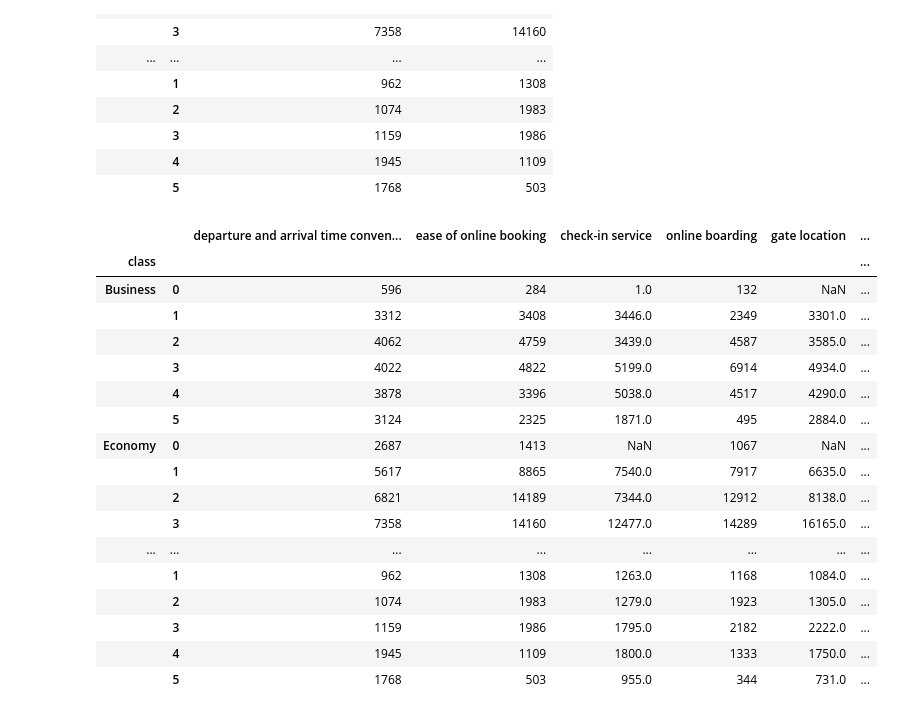
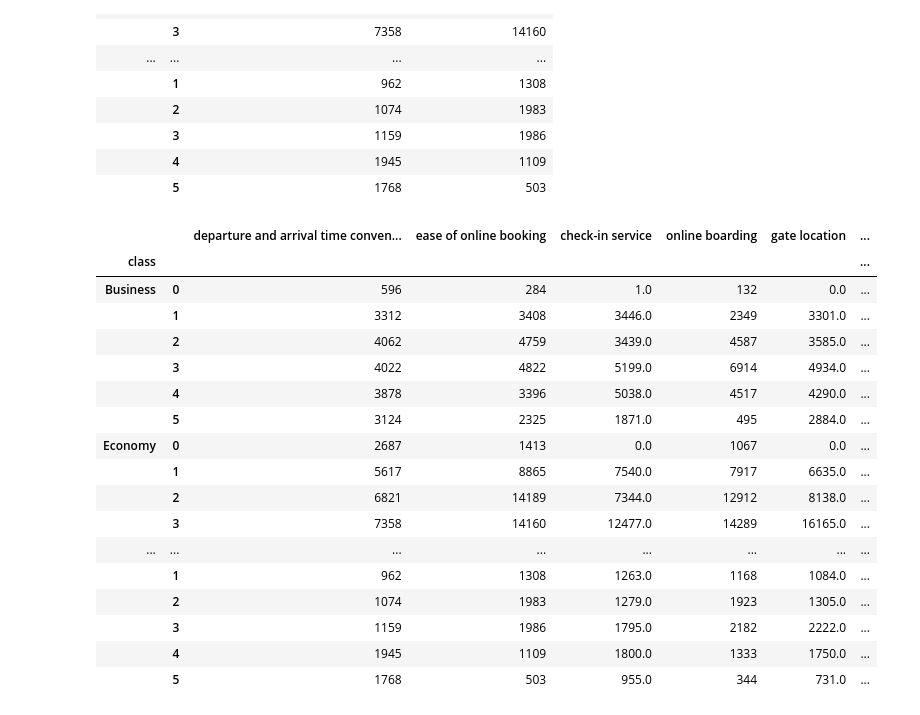
Before and after one commit to Coded123/Maven-Analytics-Airlines-Challenge, a Jupyter notebook: Maven_airline_data_analysis.ipynb, the cells around one changed output. Drawn from its saved outputs; the diff is of its cells as text; code cells hidden in the pictures.

Commit message:
heatmap structure

```diff
--- a/Maven_airline_data_analysis.ipynb
+++ b/Maven_airline_data_analysis.ipynb
@@ -229,17 +198,20 @@ sat_class.agg({'departure and arrival time convenience': 'value_counts', 'ease o
 |  | 4 | 1945 | 1109 |
 |  | 5 | 1768 | 503 |
 # %%
-sat_class.agg({i:'value_counts' for i in df.columns[9:22]}).loc['Neutral or Dissatisfied']
+#heatmap mean gb - x axis would be services, y axis is airline classes
+heatmap = sat_class.agg({i:'value_counts' for i in df.columns[9:23]}).loc['Neutral or Dissatisfied']
+heatmap = heatmap.replace(np.nan,0)
+heatmap
 # %% [output]
 |  |  | departure and arrival time conven... | ease of online booking | check-in service | online boarding | gate location | ... |
 | class |  |  |  |  |  |  | ... |
-| Business | 0 | 596 | 284 | 1.0 | 132 | NaN | ... |
+| Business | 0 | 596 | 284 | 1.0 | 132 | 0.0 | ... |
 |  | 1 | 3312 | 3408 | 3446.0 | 2349 | 3301.0 | ... |
 |  | 2 | 4062 | 4759 | 3439.0 | 4587 | 3585.0 | ... |
 |  | 3 | 4022 | 4822 | 5199.0 | 6914 | 4934.0 | ... |
 |  | 4 | 3878 | 3396 | 5038.0 | 4517 | 4290.0 | ... |
 |  | 5 | 3124 | 2325 | 1871.0 | 495 | 2884.0 | ... |
-| Economy | 0 | 2687 | 1413 | NaN | 1067 | NaN | ... |
+| Economy | 0 | 2687 | 1413 | 0.0 | 1067 | 0.0 | ... |
 |  | 1 | 5617 | 8865 | 7540.0 | 7917 | 6635.0 | ... |
 |  | 2 | 6821 | 14189 | 7344.0 | 12912 | 8138.0 | ... |
 |  | 3 | 7358 | 14160 | 12477.0 | 14289 | 16165.0 | ... |
```
Also changed, not shown: parts of 9 cells of this notebook.
